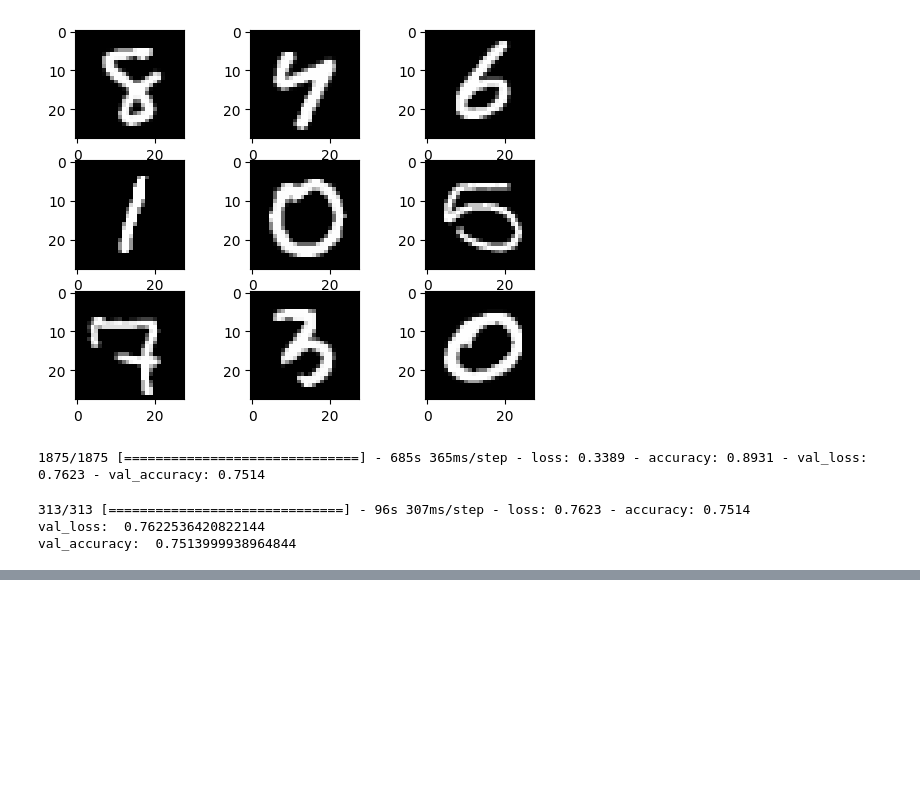
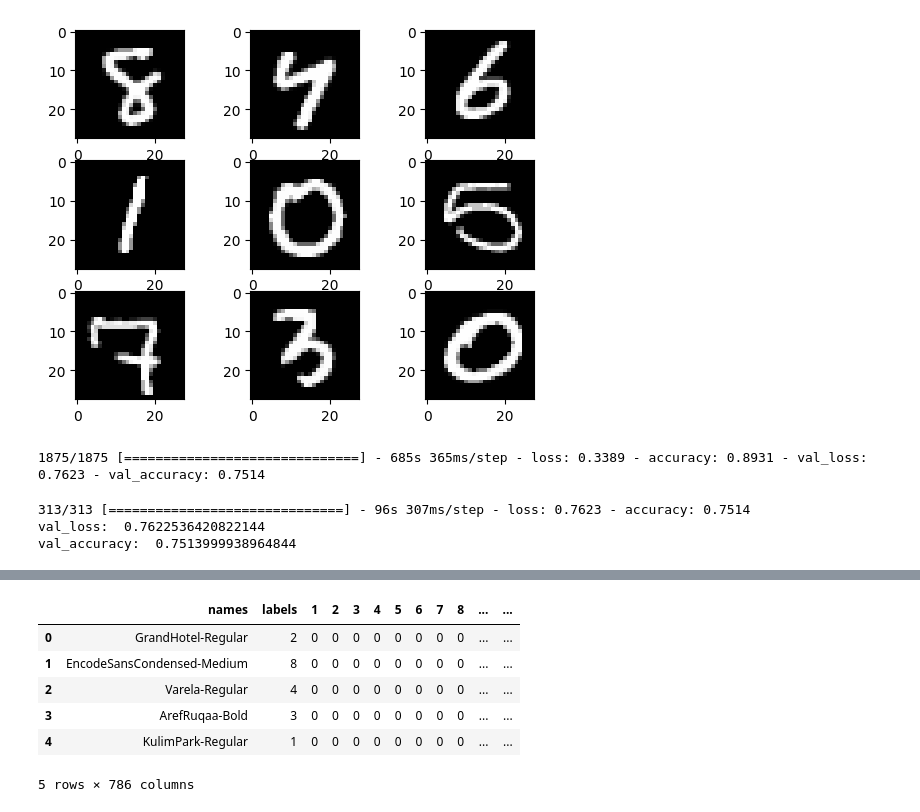
Before and after one commit to Ox03bb/Digits_Recognition, a Jupyter notebook: transfer_learning.ipynb, the cells around one changed output, grey strips where cells are left out. Saved outputs shown, nothing was run; the diff lists cells and outputs as text; code cells hidden in the pictures; blank space fills up the shorter version.

```diff
--- a/transfer_learning.ipynb
+++ b/transfer_learning.ipynb
@@ -361,0 +412,11 @@ y_all = np.concatenate((y_train, y_train))
+# %%
+data = pd.read_csv('./TMNIST_Data.csv')
+data.head()
+# %% [output]
+|  | names | labels | 1 | 2 | 3 | 4 | 5 | 6 | 7 | 8 | ... | ... |
+| 0 | GrandHotel-Regular | 2 | 0 | 0 | 0 | 0 | 0 | 0 | 0 | 0 | ... | ... |
+| 1 | EncodeSansCondensed-Medium | 8 | 0 | 0 | 0 | 0 | 0 | 0 | 0 | 0 | ... | ... |
+| 2 | Varela-Regular | 4 | 0 | 0 | 0 | 0 | 0 | 0 | 0 | 0 | ... | ... |
+| 3 | ArefRuqaa-Bold | 3 | 0 | 0 | 0 | 0 | 0 | 0 | 0 | 0 | ... | ... |
+| 4 | KulimPark-Regular | 1 | 0 | 0 | 0 | 0 | 0 | 0 | 0 | 0 | ... | ... |
+5 rows × 786 columns
```
Also changed, not shown: parts of 19 cells of this notebook.
